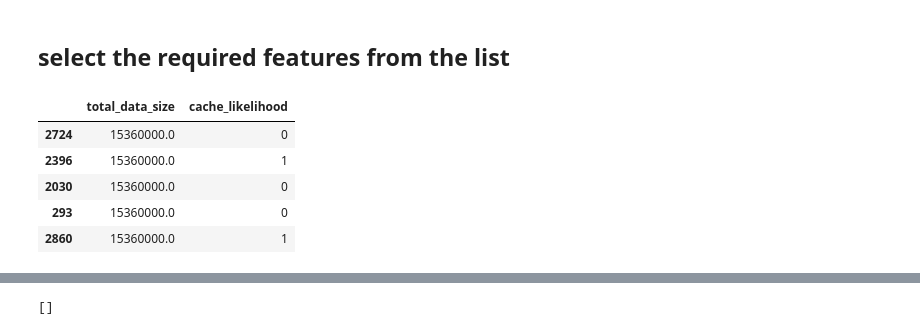
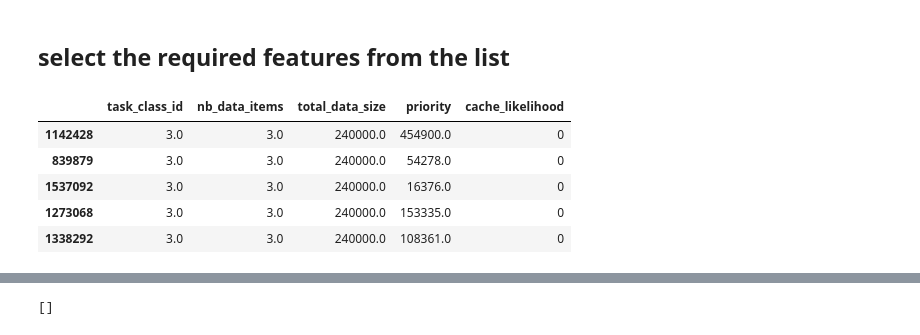
Before and after one commit to josephjohnjj/granulrity_ml_model, a Jupyter notebook: model_keras-one class.ipynb, the cells around one changed output, grey strips where cells are left out. Saved outputs shown, nothing was run; the diff lists cells and outputs as text; code cells hidden in the pictures.

```diff
--- a/model_keras-one class.ipynb
+++ b/model_keras-one class.ipynb
@@ -46,7 +46,7 @@ df_refined = df_refined.astype(float)
 # %%
 df_class_name = {0: 'dpotrf', 1: 'dtrsm', 2: 'dsyrk', 3: 'dgemm'}
 # %%
-filter = ( (df_refined['task_class_id'] >= 0 ) & ( df_refined['task_class_id'] <= 3 ) & ( df_refined['priority'] >= 0 ) )
+filter = ( (df_refined['task_class_id'] == 3 )  )
 #remove all other classes other than dpotrf, dgemm, trsm and syrk
 df_refined = df_refined[filter]
 df_refined.head()
@@ -64,27 +64,20 @@ for i in df_refined['task_class_id'].unique():
 # %% [markdown]
 ### remove outliers
 # %%
-df_class_new = {}
-for i in df_refined['task_class_id'].unique():
-    title = df_class_name[i]
-    Q1 = df_class[i]['exec_time'].quantile(0.25)
-    Q3 = df_class[i]['exec_time'].quantile(0.75)
-    IQR = Q3 - Q1    #IQR is interquartile range.
-    filter = (df_class[i]['exec_time'] >= Q1 - 1.5 * IQR) & (df_class[i]['exec_time'] <= Q3 + 1.5 *IQR)
-    df_class_new[i] = df_class[i].loc[filter]
-    df_class_new[i] = df_class_new[i].astype(float)
-    #plt.figure()
-    #sns.displot(df_new, x="exec_time", hue='total_data_size', binwidth=5e2)
-    #plt.title(title)
-#plt.show()
+
+title = 'GEMM'
+Q1 = df_refined['exec_time'].quantile(0.25)
+Q3 = df_refined['exec_time'].quantile(0.75)
+IQR = Q3 - Q1    #IQR is interquartile range.
+filter = (df_refined['exec_time'] >= Q1 - 1.5 * IQR) & (df_refined['exec_time'] <= Q3 + 1.5 *IQR)
+df_refined = df_refined.loc[filter]
+df_refined = df_refined.astype(float)
 # %% [markdown]
 ## integrate likelihood of the data being in cash.
 we assume that all the task whose execution time is in the first quartile could have had all its data in the cache. While, the rest of the tasks would have resulted in a cache flush. While predicting we assume that the that the data of the task is not in the cache
 # %%
-
-for i in df_refined['task_class_id'].unique():
-    Q1 = df_class_new[i]['exec_time'].quantile(0.25)
-    Q3 = df_class_new[i]['exec_time'].quantile(0.75)
-    IQR = Q3 - Q1    #IQR is interquartile range.
-    df_class_new[i]['cache_likelihood'] = np.where(df_class_new[i]['exec_time'] < Q1, 1, 0)
+Q1 = df_refined['exec_time'].quantile(0.25)
+Q3 = df_refined['exec_time'].quantile(0.75)
+IQR = Q3 - Q1    #IQR is interquartile range.
+df_refined['cache_likelihood'] = np.where(df_refined['exec_time'] < Q1, 1, 0)
 # %%
@@ -115,8 +92,8 @@ df_class_new[3][df_class_new[3]['cache_likelihood'] == 1]#.total_data_siz
 # %% [markdown]
 ### Divide the data to training and test sets (GEMM)
 # %%
-train_dataset = df_class_new[3].sample(frac=0.8, random_state=0)
-test_dataset = df_class_new[3].drop(train_dataset.index)
+train_dataset = df_refined.sample(frac=0.8, random_state=0)
+test_dataset = df_refined.drop(train_dataset.index)
 print(train_dataset.shape)
 print(test_dataset.shape)
 # %% [output]
@@ -150,18 +127,18 @@ train_features.describe().transpose()
 # %%
 ## for the time being select only total_data_size, priority, diff task_classes and diff taskpools
 
 #train_features = train_features.drop('end', 1)
 #train_features = train_features.drop('end', 1)
-train_features = train_features.drop(['chore_id', 'begin', 'end', 'task_class_id', 'taskpool_id', 'nb_data_items', 'priority'], axis = 1)
-test_features = test_features.drop(['chore_id', 'begin', 'end', 'task_class_id', 'taskpool_id', 'nb_data_items', 'priority'], axis = 1)
+train_features = train_features.drop(['chore_id', 'begin', 'end', 'taskpool_id'], axis = 1)
+test_features = test_features.drop(['chore_id', 'begin', 'end', 'taskpool_id'], axis = 1)
 train_features.head()
 # %% [output]
-|  | total_data_size | cache_likelihood |
-| 2724 | 15360000.0 | 0 |
-| 2396 | 15360000.0 | 1 |
-| 2030 | 15360000.0 | 0 |
-| 293 | 15360000.0 | 0 |
-| 2860 | 15360000.0 | 1 |
+|  | task_class_id | nb_data_items | total_data_size | priority | cache_likelihood |
+| 1142428 | 3.0 | 3.0 | 240000.0 | 454900.0 | 0 |
+| 839879 | 3.0 | 3.0 | 240000.0 | 54278.0 | 0 |
+| 1537092 | 3.0 | 3.0 | 240000.0 | 16376.0 | 0 |
+| 1273068 | 3.0 | 3.0 | 240000.0 | 153335.0 | 0 |
+| 1338292 | 3.0 | 3.0 | 240000.0 | 108361.0 | 0 |
 # %%
 normalizer = tf.keras.layers.Normalization(axis=-1)
 #normalizer = layers.Normalization(input_shape=[1,], axis=None)
```
Also changed, not shown: parts of 28 cells of this notebook, 11 other files.
